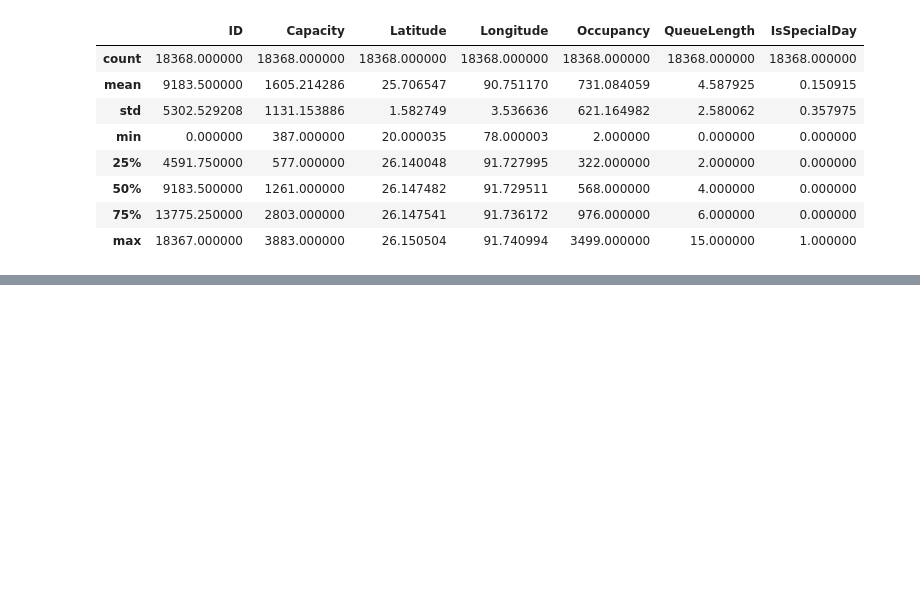
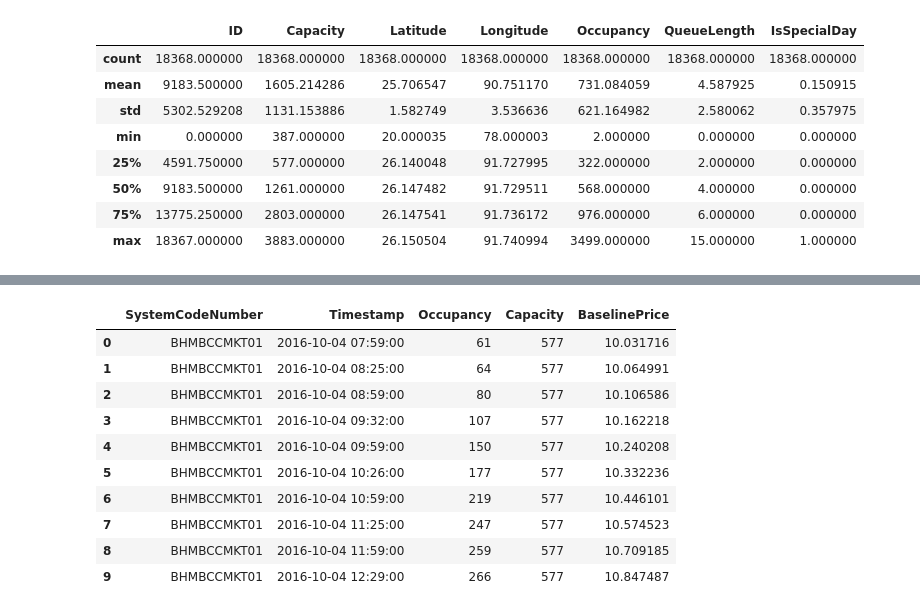
Before and after one commit to MrRogueKnight/Capstone-Project-of-Summer-Analytics-2025, a Jupyter notebook: dynamic-pricing-for-urban-parking-lots.ipynb, the cells around one changed output, grey strips where cells are left out. Cells and saved outputs as stored; diff of their text form; code cells hidden in the pictures; blank space fills up the shorter version.

```diff
--- a/dynamic-pricing-for-urban-parking-lots.ipynb
+++ b/dynamic-pricing-for-urban-parking-lots.ipynb
@@ -135,0 +198,15 @@ df.describe()
+# %%
+# Step 6: Preview the results
+df_sorted[['SystemCodeNumber', 'Timestamp', 'Occupancy', 'Capacity', 'BaselinePrice']].head(10)
+# %% [output]
+|  | SystemCodeNumber | Timestamp | Occupancy | Capacity | BaselinePrice |
+| 0 | BHMBCCMKT01 | 2016-10-04 07:59:00 | 61 | 577 | 10.031716 |
+| 1 | BHMBCCMKT01 | 2016-10-04 08:25:00 | 64 | 577 | 10.064991 |
+| 2 | BHMBCCMKT01 | 2016-10-04 08:59:00 | 80 | 577 | 10.106586 |
+| 3 | BHMBCCMKT01 | 2016-10-04 09:32:00 | 107 | 577 | 10.162218 |
+| 4 | BHMBCCMKT01 | 2016-10-04 09:59:00 | 150 | 577 | 10.240208 |
+| 5 | BHMBCCMKT01 | 2016-10-04 10:26:00 | 177 | 577 | 10.332236 |
+| 6 | BHMBCCMKT01 | 2016-10-04 10:59:00 | 219 | 577 | 10.446101 |
+| 7 | BHMBCCMKT01 | 2016-10-04 11:25:00 | 247 | 577 | 10.574523 |
+| 8 | BHMBCCMKT01 | 2016-10-04 11:59:00 | 259 | 577 | 10.709185 |
+| 9 | BHMBCCMKT01 | 2016-10-04 12:29:00 | 266 | 577 | 10.847487 |
```
Also changed, not shown: parts of 27 cells of this notebook.
